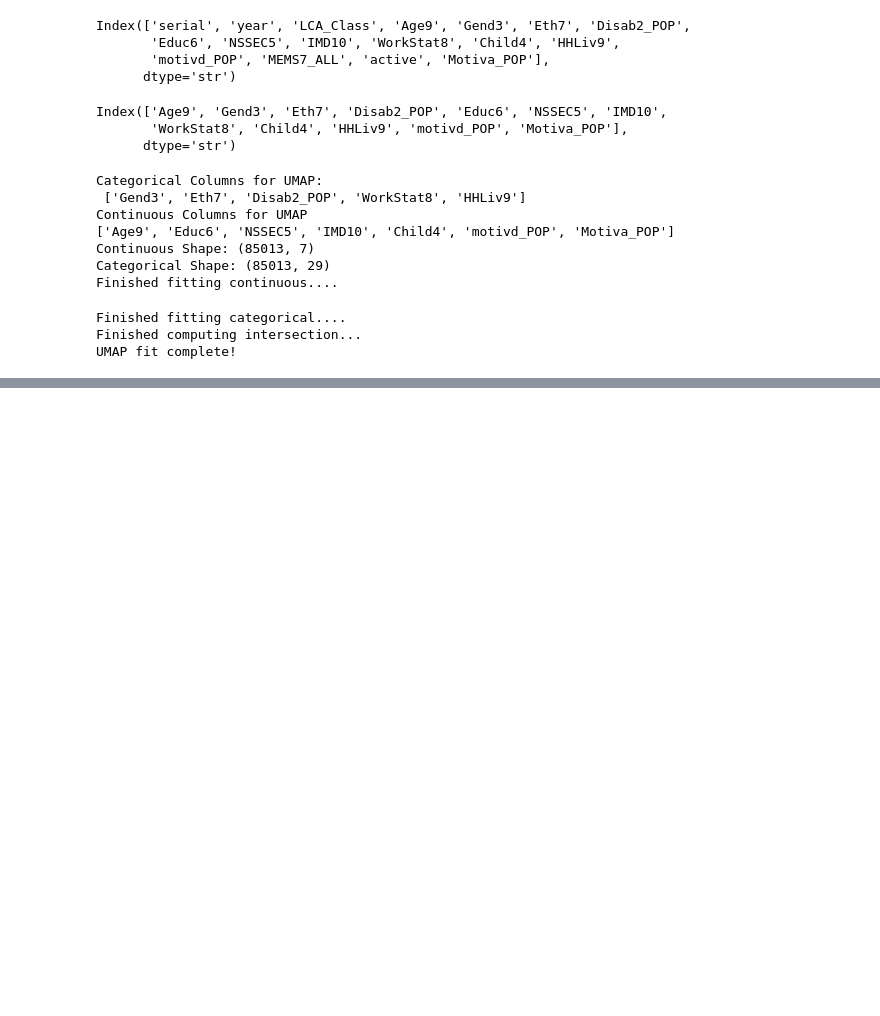
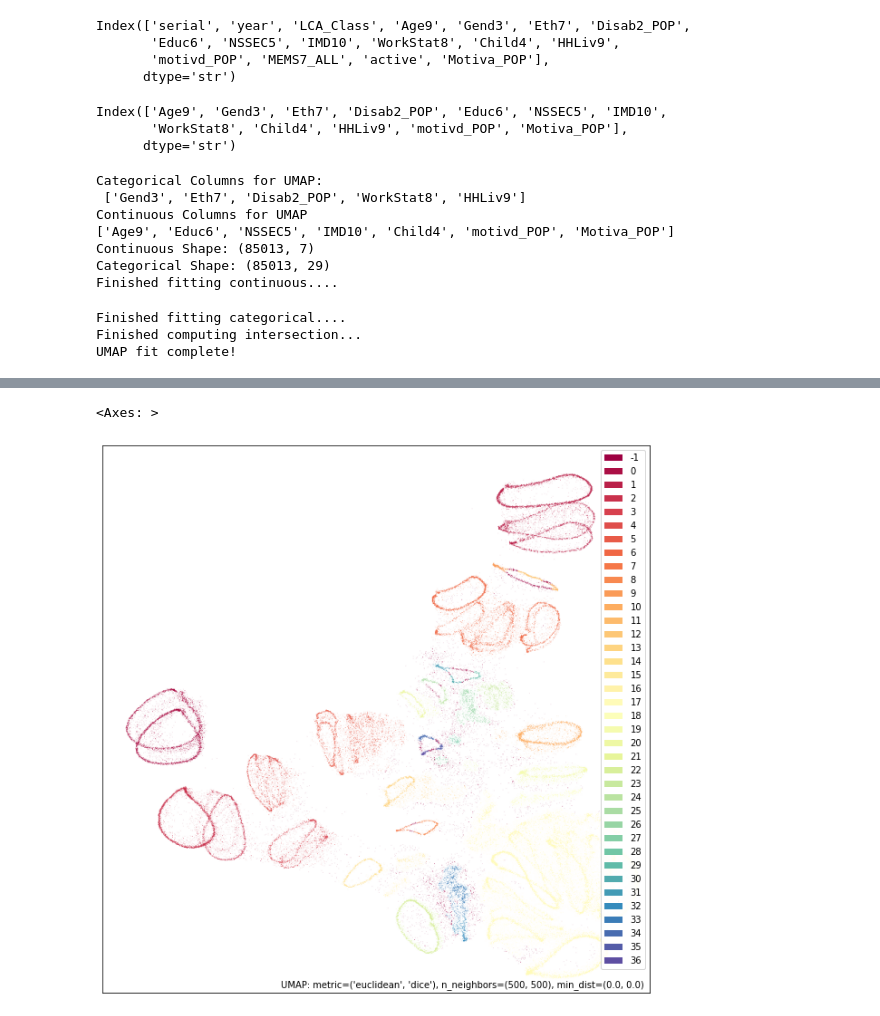
Before and after one commit to ferguswatson39/london_sport2, a Jupyter notebook: notebooks/stream_3/test_generating_hdbscan_clusters.ipynb, the cells around one changed output, grey strips where cells are left out. Saved outputs shown, nothing was run; the diff lists cells and outputs as text; code cells hidden in the pictures; blank space fills up the shorter version.

Commit message:
tuned umap hyperparams by increasing n_neighbors and generated plots

```diff
--- a/notebooks/stream_3/test_generating_hdbscan_clusters.ipynb
+++ b/notebooks/stream_3/test_generating_hdbscan_clusters.ipynb
@@ -66,0 +68,3 @@ x = list(old.columns)
+# %%
+hdb = GenerateHDBSCAN2()
+hdb.fit(umap_instance.embedding_)
@@ -66,0 +89,5 @@ x = list(old.columns)
+# %%
+umap.plot.points(umap_instance, labels = hdb.get_model().labels_)
+# %% [output]
+<Axes: >
+[figure, added]
```
Also changed, not shown: parts of 5 cells of this notebook, 5 other files.
